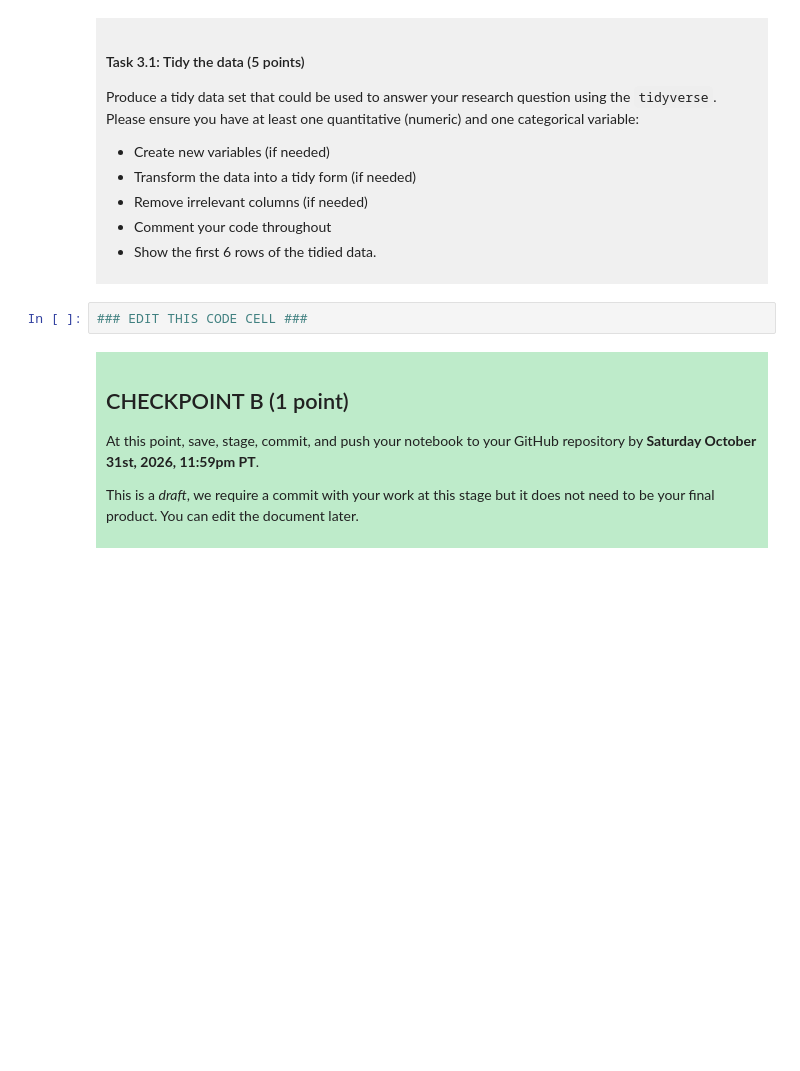
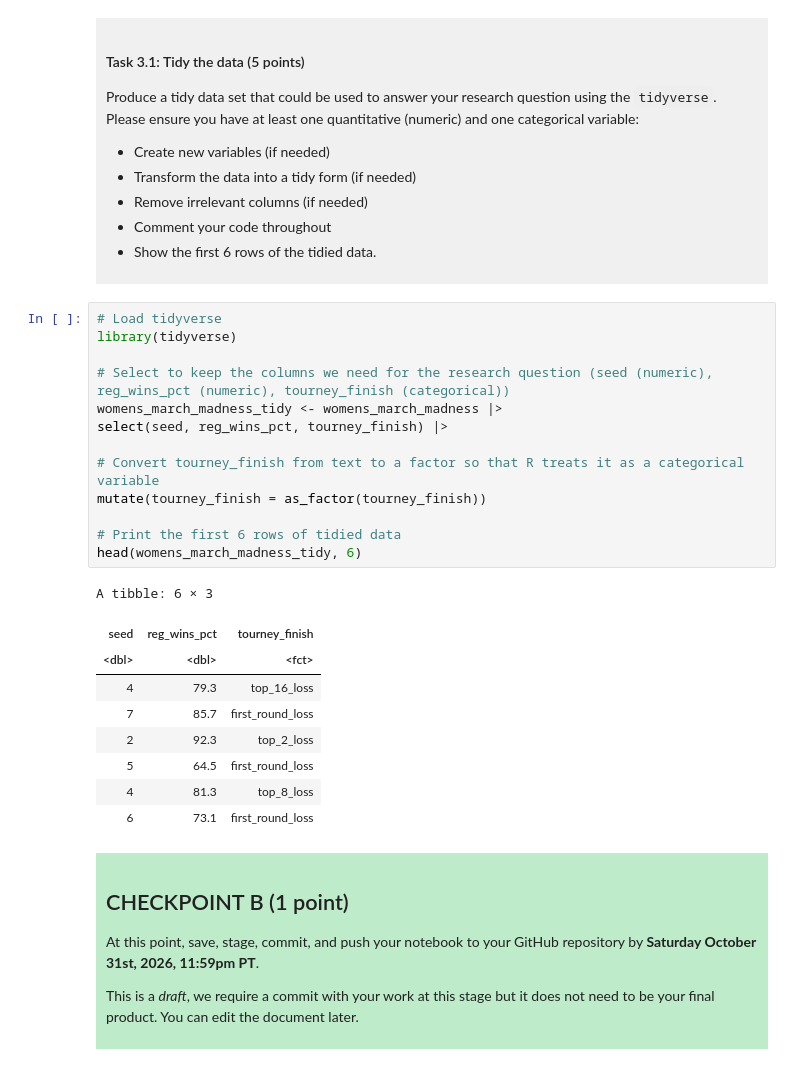
Before and after one commit to TallyU2/dsci-100-project-tally-uppal, a Jupyter notebook: dsci-100-project-notebook.ipynb, the cells around one changed output. Cells and saved outputs as stored; diff of their text form; blank space fills up the shorter version.

```diff
--- a/dsci-100-project-notebook.ipynb
+++ b/dsci-100-project-notebook.ipynb
@@ -189,7 +208,28 @@ Produce a tidy data set that could be used to answer your research question usin
 
 </div>
 # %%
-### EDIT THIS CODE CELL ###
+# Load tidyverse
+library(tidyverse)
+
+# Select to keep the columns we need for the research question (seed (numeric), reg_wins_pct (numeric), tourney_finish (categorical))
+womens_march_madness_tidy <- womens_march_madness |>
+select(seed, reg_wins_pct, tourney_finish) |>
+
+# Convert tourney_finish from text to a factor so that R treats it as a categorical variable
+mutate(tourney_finish = as_factor(tourney_finish))
+
+# Print the first 6 rows of tidied data
+head(womens_march_madness_tidy, 6)
+# %% [output]
+A tibble: 6 × 3
+| seed | reg_wins_pct | tourney_finish |
+| <dbl> | <dbl> | <fct> |
+| 4 | 79.3 | top_16_loss |
+| 7 | 85.7 | first_round_loss |
+| 2 | 92.3 | top_2_loss |
+| 5 | 64.5 | first_round_loss |
+| 4 | 81.3 | top_8_loss |
+| 6 | 73.1 | first_round_loss |
 # %% [markdown]
 <div style="background-color: #beebca; padding: 10px;">
 
```
Also changed, not shown: parts of 3 cells of this notebook.
